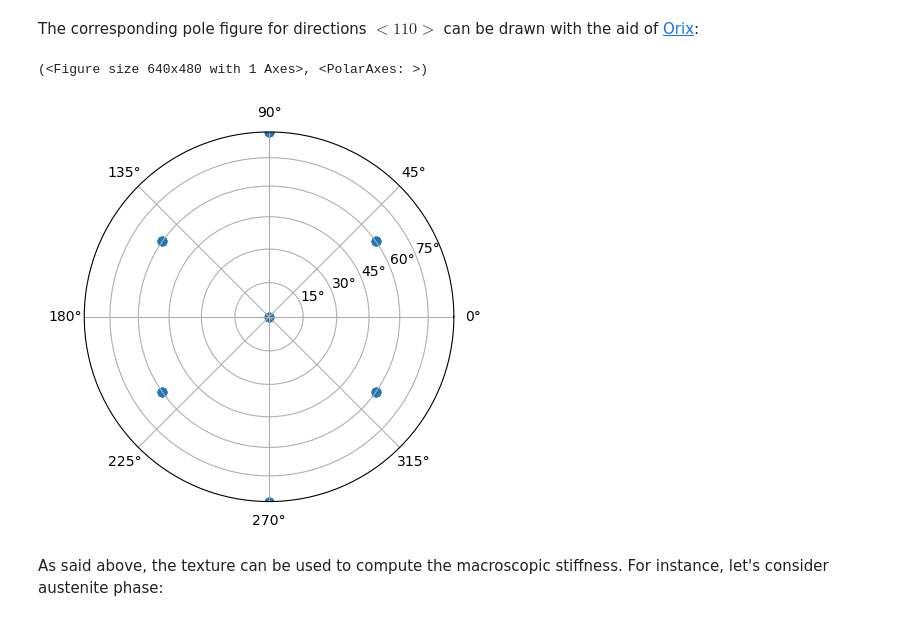
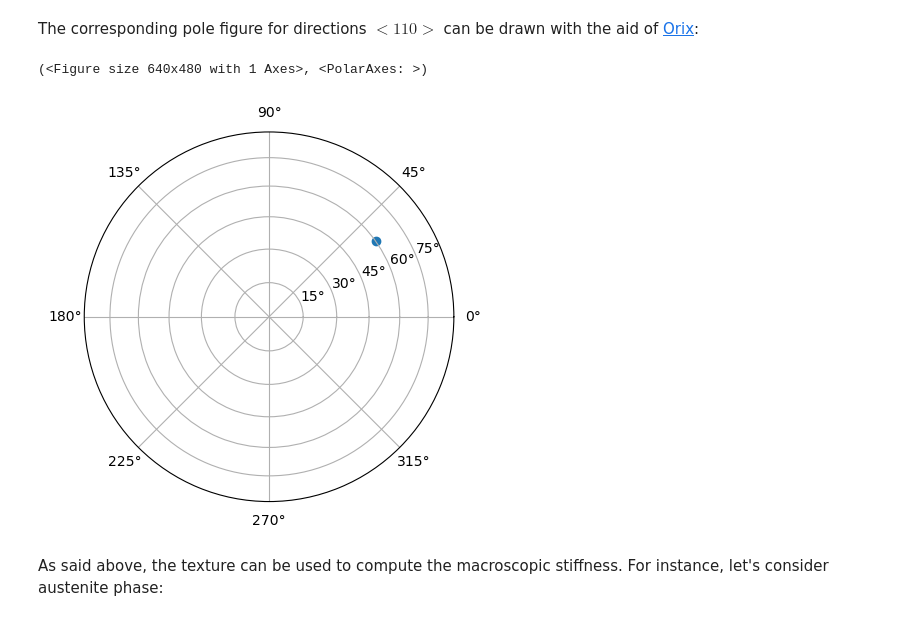
Before and after one commit to DorianDepriester/elasticipy-notebook, a Jupyter notebook: Elasticipy.ipynb, the cells around one changed output. Saved outputs shown, nothing was run; the diff lists cells and outputs as text; code cells hidden in the pictures.

```diff
--- a/Elasticipy.ipynb
+++ b/Elasticipy.ipynb
@@ -438,14 +411,10 @@ Crystallographic texture
 # %% [markdown]
 The corresponding pole figure for directions $<110>$ can be drawn with the aid of [Orix](https://orix.readthedocs.io/en/stable/index.html):
 # %%
-from orix.crystal_map import Phase
-from orix.vector import Miller
-phase = Phase(point_group='m3m')
-miller = Miller([1,1,0], phase=phase)
-goss.plot_as_pole_figure(miller.symmetrise())
+goss.plot_as_pole_figure(uvw=[1,1,0])
 # %% [output]
 (<Figure size 640x480 with 1 Axes>, <PolarAxes: >)
-[figure, old version]
+[figure, new version]
 # %% [markdown]
 As said above, the texture can be used to compute the macroscopic stiffness. For instance, let's consider austenite phase:
 # %%
```
Also changed, not shown: parts of 20 cells of this notebook.
